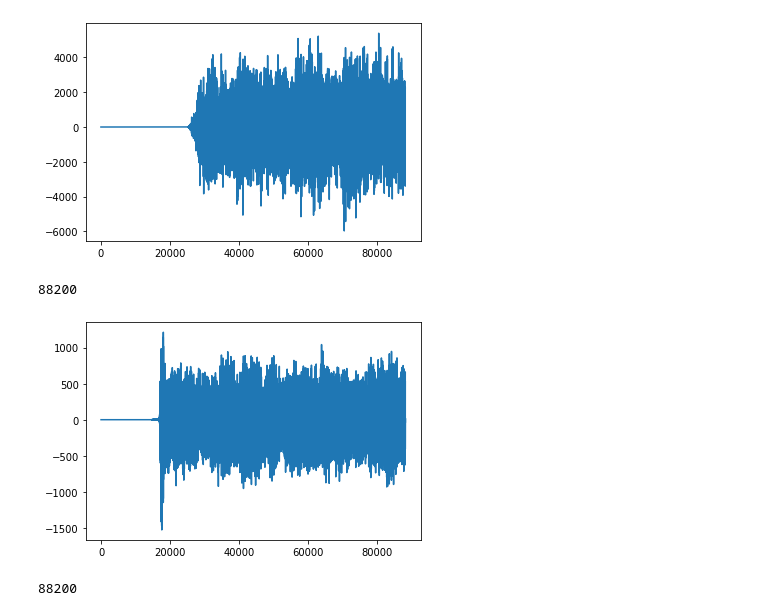
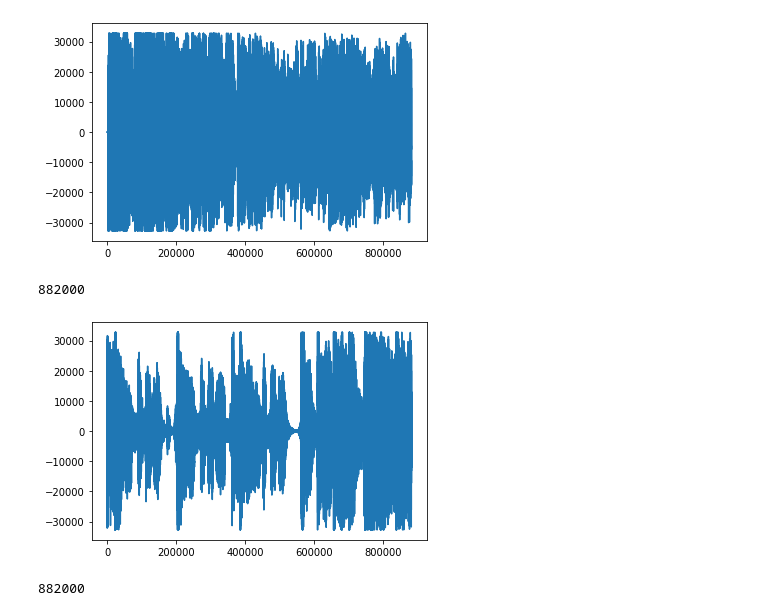
Before and after one commit to Owliie/Smart-Radio, a Jupyter notebook: experiments/Testing_algorithm.ipynb, the cells around one changed output. Cells and saved outputs as stored; diff of their text form; code cells hidden in the pictures.

Commit message:
Added variations of match making algorithms (one successful) Tested with a new song

```diff
--- a/experiments/Testing_algorithm.ipynb
+++ b/experiments/Testing_algorithm.ipynb
@@ -4,25 +4,25 @@ import pydub
 import matplotlib.pyplot as plt
 import sys
 # %%
-path = "./songs/epic_part_beginning.mp3"
+path = "./songs/epic_part.mp3"
 sound = pydub.AudioSegment.from_file(path, format="mp3", frame_rate=44100, channels=1, sample_width=1)
 # %%
-plot_1sec = sound[:1000].get_array_of_samples()
+plot_1sec = sound[:10000].get_array_of_samples()
 plt.plot(plot_1sec)
 plt.show()
-print(len(sound[:1000].get_array_of_samples()))
+print(len(sound[:10000].get_array_of_samples()))
 # %% [output]
-[figure, old version]
+[figure, new version]
-88200
+882000
 # %%
-original = pydub.AudioSegment.from_file("./songs/pinko.mp3", format="mp3", frame_rate=44100, channels=1, sample_width=1)
-plot_1sec = original[:1000].get_array_of_samples()
+original = pydub.AudioSegment.from_file("./songs/This_Is_It.mp3", format="mp3", frame_rate=44100, channels=1, sample_width=1)
+plot_1sec = original[74000:84000].get_array_of_samples()
 plt.plot(plot_1sec)
 plt.show()
-print(len(original[:1000].get_array_of_samples()))
+print(len(original[:10000].get_array_of_samples()))
 # %% [output]
-[figure, old version]
+[figure, new version]
-88200
+882000
 # %%
 song = np.array(original.get_array_of_samples())
 part = np.array(sound.get_array_of_samples())
```
Also changed, not shown: parts of 9 cells of this notebook, 1 other file.
